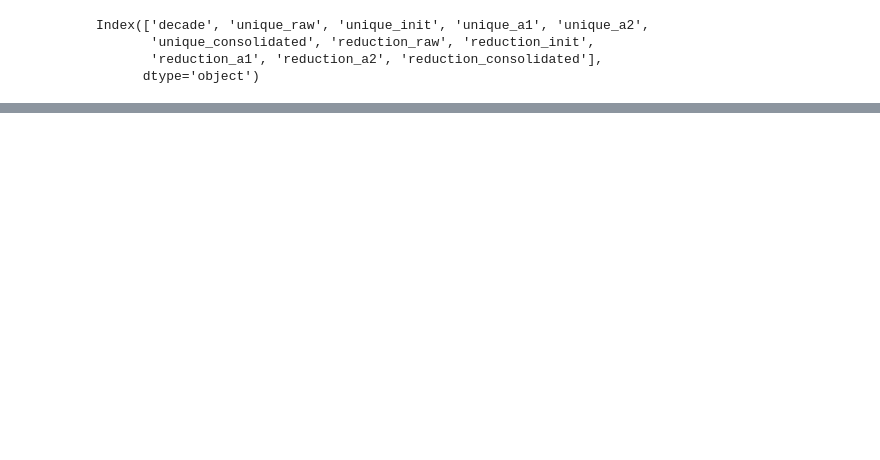
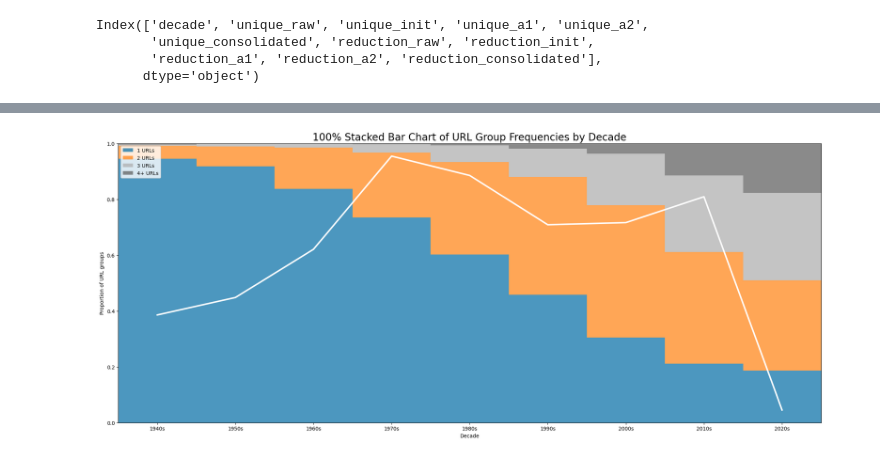
Before and after one commit to cogeorg/80YearsEconomicResearch, a Jupyter notebook: 020_author_names_recon/024_author_consolidation_summary.ipynb, the cells around one changed output, grey strips where cells are left out. Drawn from its saved outputs; the diff is of its cells as text; code cells hidden in the pictures; blank space fills up the shorter version.

```diff
--- a/020_author_names_recon/024_author_consolidation_summary.ipynb
+++ b/020_author_names_recon/024_author_consolidation_summary.ipynb
@@ -287,0 +412,61 @@ plot_unique_with_reduction_annotations(grouped[['decade', 'unique_raw', 'unique_
+# %%
+import pandas as pd
+import matplotlib.pyplot as plt
+
+# Step 1: Group URL/year and count
+grouped = proc_auths.groupby(['url', 'year']).size().reset_index(name='count')
+
+# Step 2: Bucket counts (1, 2, 3, 4+)
+grouped['bucket'] = grouped['count'].apply(lambda x: str(x) if x < 4 else '4+')
+
+# Step 3: Add decade
+grouped['decade'] = (grouped['year'] // 10) * 10
+
+# Step 4: Group by decade and bucket
+plot_data = grouped.groupby(['decade', 'bucket']).size().reset_index(name='nums')
+
+# Step 5: Pivot to wide format
+pivot = plot_data.pivot(index='decade', columns='bucket', values='nums').fillna(0).sort_index()
+
+# Step 6: Normalize for 100% stacked bars
+proportions = pivot.div(pivot.sum(axis=1), axis=0)
+
+# Step 7: Totals for right axis line
+total_counts = pivot.sum(axis=1)
+
+# Step 8: Plotting
+fig, ax1 = plt.subplots(figsize=(25, 10))
+bottom = None
+
+for bucket in ['1', '2', '3', '4+']:
+    if bucket in proportions.columns:
+        values = proportions[bucket]
+        if bottom is None:
+            ax1.bar(proportions.index, values, label=f'{bucket} URLs', alpha=0.7, width=10, align='center')
+            bottom = values.copy()
+        else:
+            ax1.bar(proportions.index, values, bottom=bottom, label=f'{bucket} URLs', alpha=0.7, width=10, align='center')
+            bottom += values
+
+# Left axis (proportion)
+ax1.set_ylabel('Proportion of URL groups')
+ax1.set_xlabel('Decade')
+ax1.set_ylim(0, 1)
+ax1.set_xlim(proportions.index.min() - 5, proportions.index.max() + 5)
+
+# Format x-axis to show "1950s", "1960s", ...
+ax1.set_xticks(proportions.index)
+ax1.set_xticklabels([f"{int(dec)}s" for dec in proportions.index])
+
+# Right axis (white line)
+ax2 = ax1.twinx()
+ax2.plot(total_counts.index, total_counts.values, color='white', linewidth=3, label='Total URLs')
+ax2.set_ylabel('Total URL groups', color='white')
+ax2.tick_params(axis='y', colors='white')
+
+# Titles, legend, layout
+ax1.set_title('100% Stacked Bar Chart of URL Group Frequencies by Decade', size=20)
+ax1.legend(loc='upper left')
+plt.show()
+# %% [output]
+[figure, added]
```
Also changed, not shown: parts of 8 cells of this notebook.
